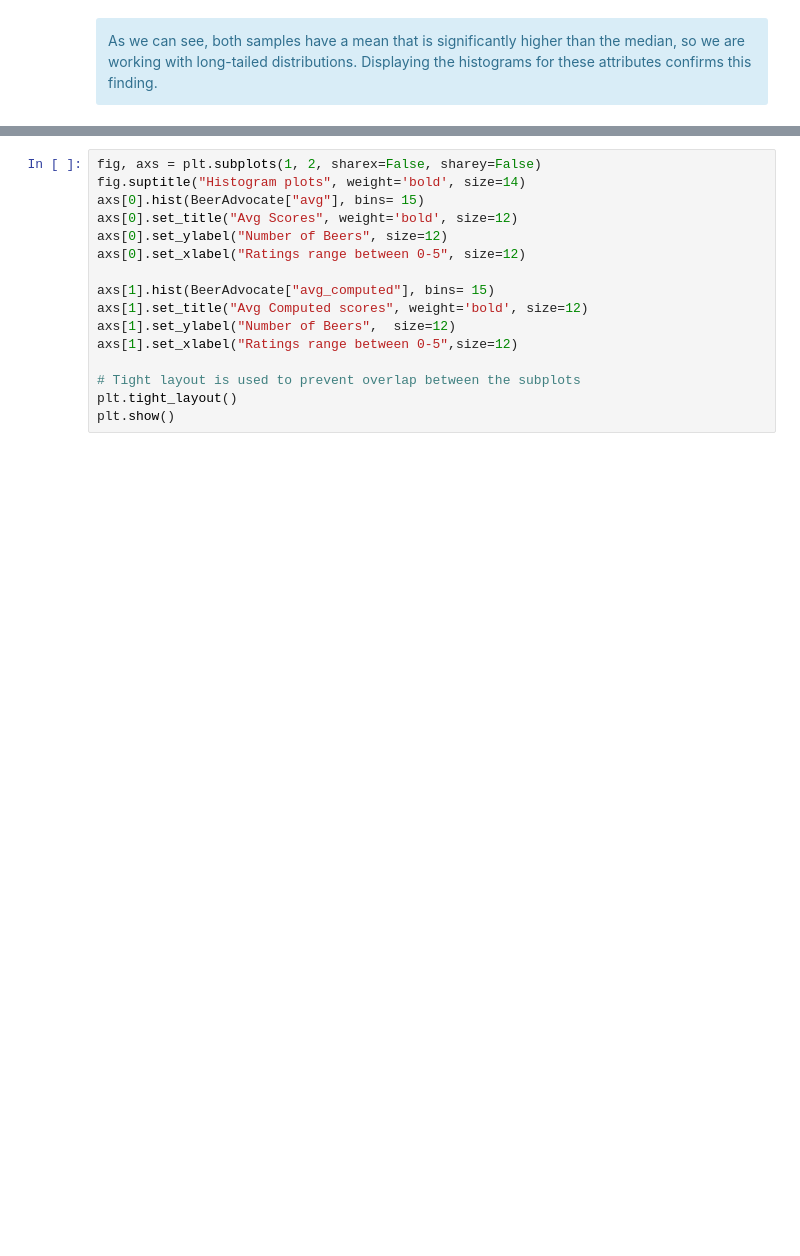
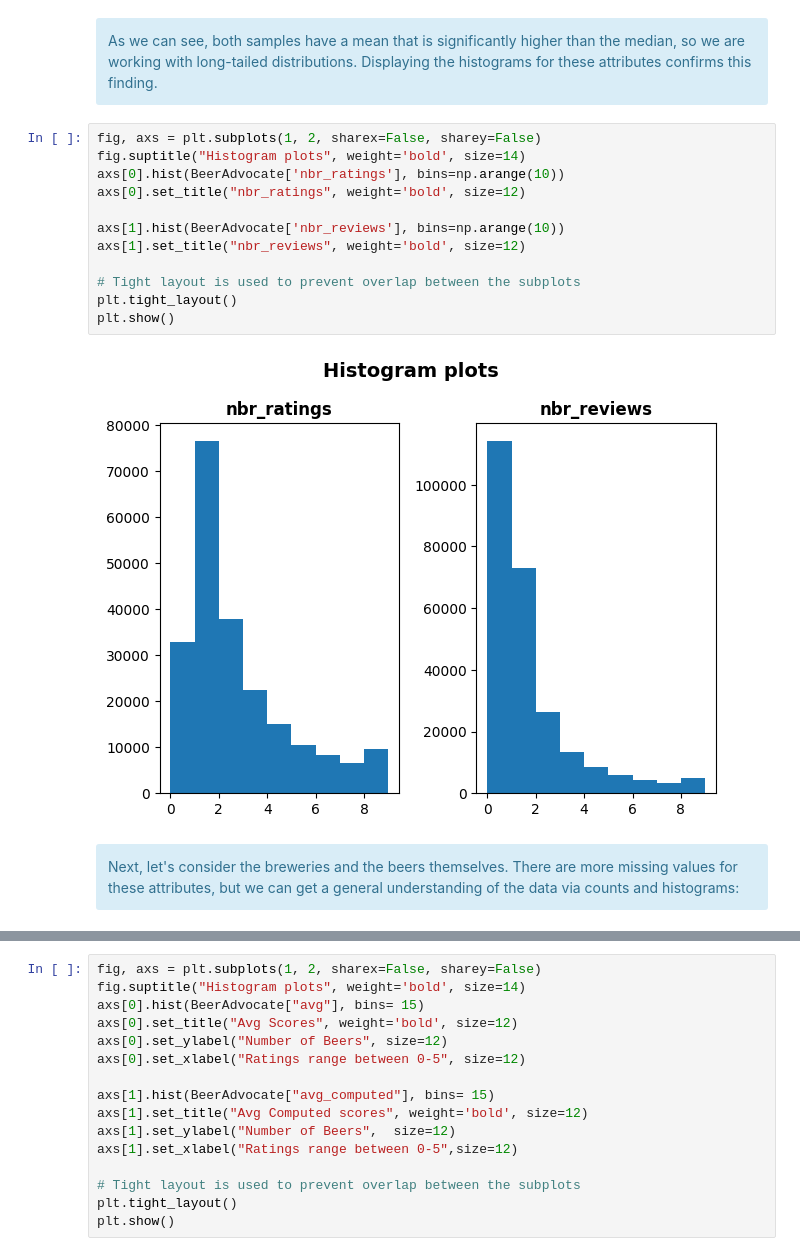
Before and after one commit to epfl-ada/ada-2022-project-miraculouscobras420, a Jupyter notebook: project_milestone2_mark.ipynb, the cells around one changed output, grey strips where cells are left out. Drawn from its saved outputs; the diff is of its cells as text; blank space fills up the shorter version.

Commit message:
EDA for BeerAdvocate is done

```diff
--- a/project_milestone2_mark.ipynb
+++ b/project_milestone2_mark.ipynb
@@ -204,3 +204,20 @@ Median: 1.0
 # %% [markdown]
 <div class="alert alert-block alert-info">
 As we can see, both samples have a mean that is significantly higher than the median, so we are working with long-tailed distributions. Displaying the histograms for these attributes confirms this finding.
+# %%
+fig, axs = plt.subplots(1, 2, sharex=False, sharey=False)
+fig.suptitle("Histogram plots", weight='bold', size=14)
+axs[0].hist(BeerAdvocate['nbr_ratings'], bins=np.arange(10))
+axs[0].set_title("nbr_ratings", weight='bold', size=12)
+
+axs[1].hist(BeerAdvocate['nbr_reviews'], bins=np.arange(10))
+axs[1].set_title("nbr_reviews", weight='bold', size=12)
+
+# Tight layout is used to prevent overlap between the subplots
+plt.tight_layout()
+plt.show()
+# %% [output]
+[figure, added]
+# %% [markdown]
+<div class="alert alert-block alert-info">
+Next, let's consider the breweries and the beers themselves. There are more missing values for these attributes, but we can get a general understanding of the data via counts and histograms:
```
Also changed, not shown: parts of 4 cells of this notebook.
